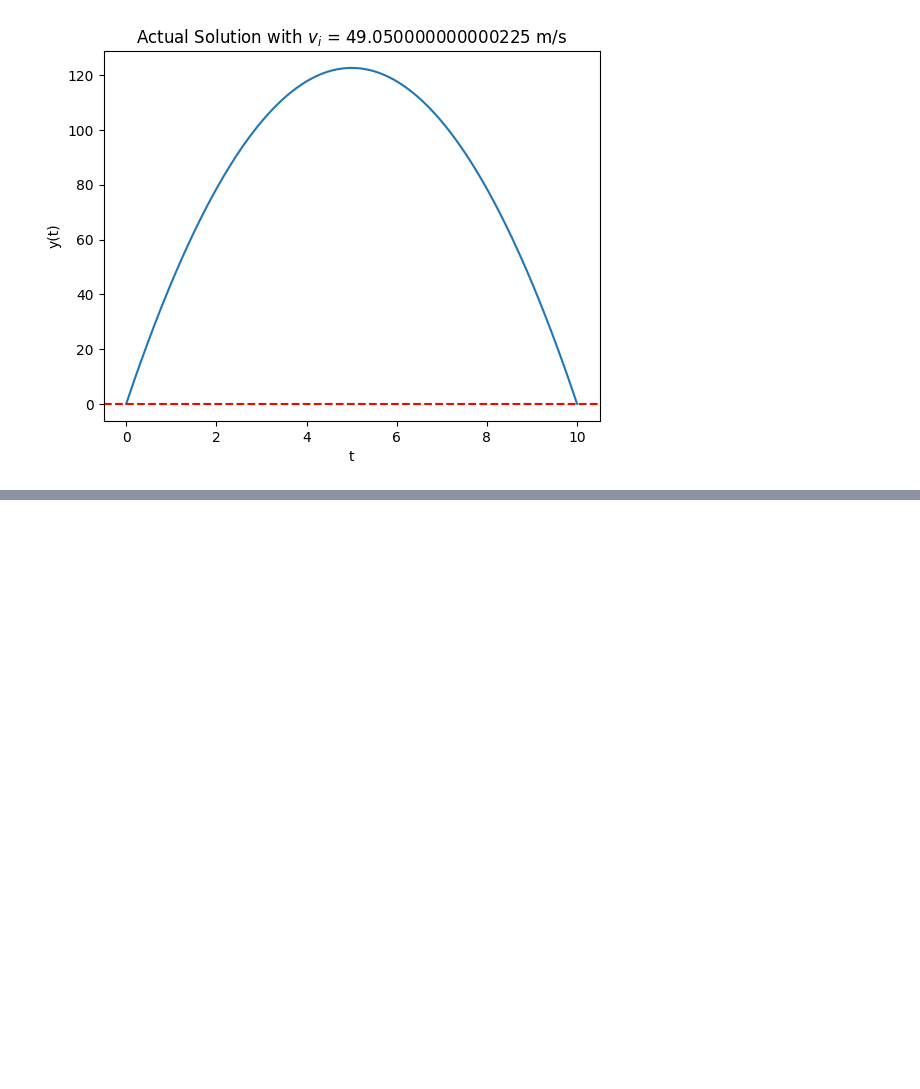
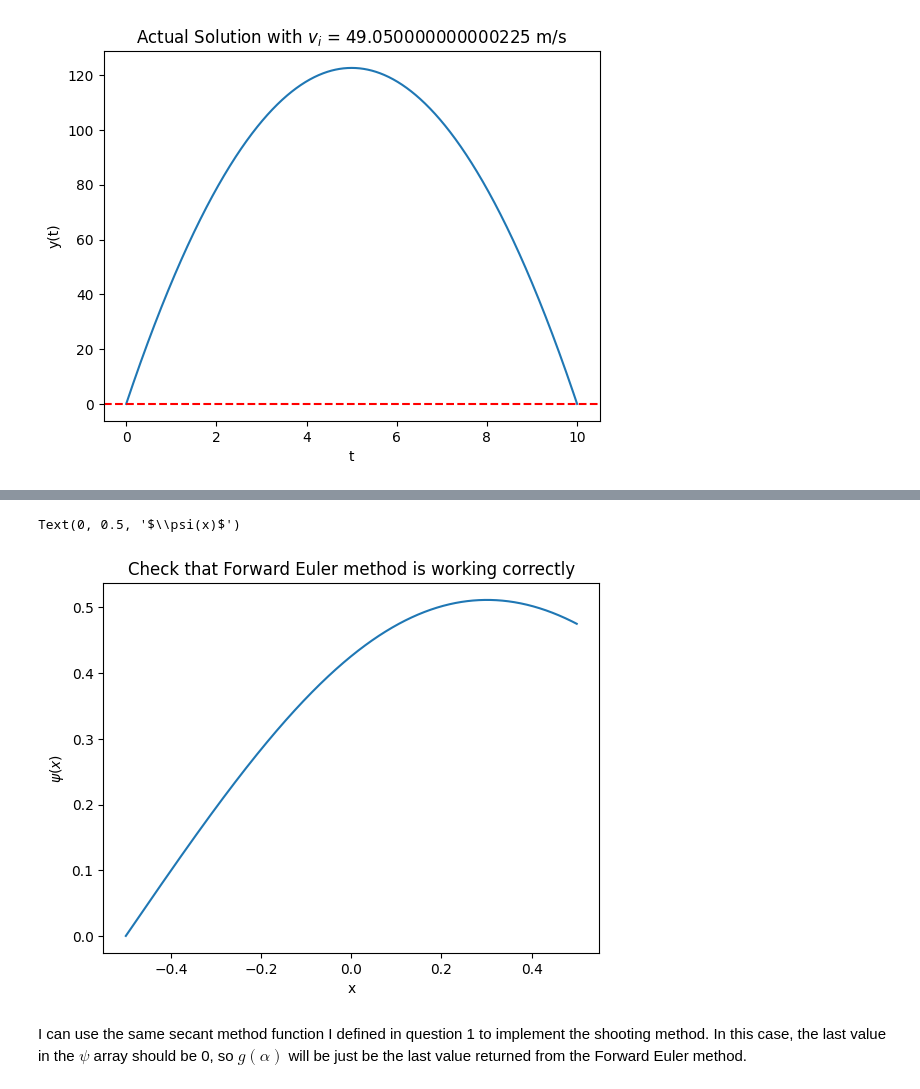
Before and after one commit to jifor/PH-762-Comp, a Jupyter notebook: Homework 5/Homework 5.ipynb, the cells around one changed output, grey strips where cells are left out. Drawn from its saved outputs; the diff is of its cells as text; code cells hidden in the pictures; blank space fills up the shorter version.

Commit message:
Did some HW5 and checking if I can push to master

```diff
--- a/Homework 5/Homework 5.ipynb
+++ b/Homework 5/Homework 5.ipynb
@@ -111,0 +119,52 @@ Text(0, 0.5, 'y(t)')
+# %%
+# define the potential as |x| between -0.5 and 0.5
+def V(x):
+    if x >= -0.5 and x <= 0:
+        return -1*x
+    elif x > 0 and x <= 0.5:
+        return x
+    else:
+        return 1e9
+
+# define f
+def f2(r, x, E):
+    psi = r[0]
+    phi = r[1]
+
+    f_psi = phi
+    f_phi = (V(x) - E) * psi
+
+    return np.array([f_psi, f_phi])
+
+# Implement Foward Eurler Method
+def FE(E, xi=-0.5, xf=0.5, n=1001):
+    h = (xf - xi) / (n-1)
+
+    x = np.linspace(xi,xf,n)
+
+    psi = np.zeros(n)
+    phi = np.zeros(n)
+    psi[0] = 0 # from boundary value
+    phi[0] = 1 # can be any value, determined later
+
+    r = np.array([psi[0], phi[0]])
+
+    for i in range(n-1):
+        r = r + h*f2(r,x[i],E)
+        psi[i+1] = r[0]
+        phi[i+1] = r[1]
+
+    return x, psi, phi
+
+# check that our Foward Euler function is working as expected
+x, psi, phi = FE(4)
+
+plt.plot(x,psi)
+plt.title('Check that Forward Euler method is working correctly')
+plt.xlabel('x')
+plt.ylabel(r'$\psi(x)$')
+# %% [output]
+Text(0, 0.5, '$\\psi(x)$')
+[figure, added]
+# %% [markdown]
+I can use the same secant method function I defined in question 1 to implement the shooting method. In this case, the last value in the $\psi$ array should be 0, so $g(\alpha)$ will be just be the last value returned from the Forward Euler method.
```
Also changed, not shown: parts of 4 cells of this notebook.
